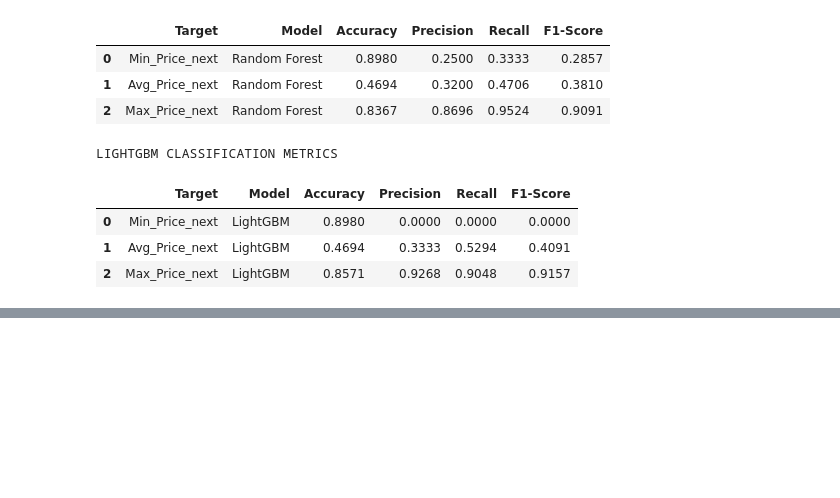
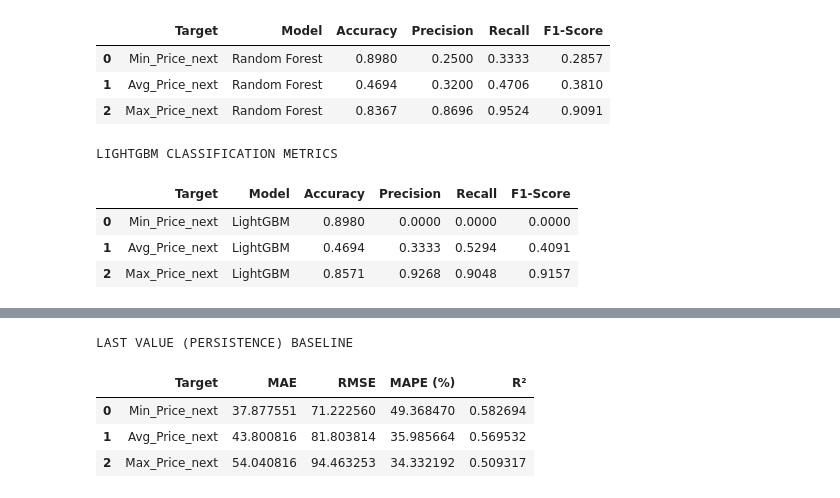
Before and after one commit to Sristy09/Multi-Target-Price-Forecasting, a Jupyter notebook: 05_Multitarget_forecasting.ipynb, the cells around one changed output, grey strips where cells are left out. Cells and saved outputs as stored; diff of their text form; code cells hidden in the pictures; blank space fills up the shorter version.

```diff
--- a/05_Multitarget_forecasting.ipynb
+++ b/05_Multitarget_forecasting.ipynb
@@ -379,0 +397,30 @@ CLASSIFICATION METRICS COMPARISON (RF vs LightGBM)
+# %%
+print("LAST VALUE (PERSISTENCE) BASELINE")
+
+
+baseline_results = []
+
+for i, col in enumerate(targets_next):
+
+    actual = y_test.iloc[:, i]
+    pred = baseline_pred.iloc[:, i]
+
+    mae = mean_absolute_error(actual, pred)
+    rmse = np.sqrt(mean_squared_error(actual, pred))
+    mape = mean_absolute_percentage_error(actual, pred) * 100
+    r2 = r2_score(actual, pred)
+
+    baseline_results.append([col, mae, rmse, mape, r2])
+
+baseline_df = pd.DataFrame(
+    baseline_results,
+    columns=["Target", "MAE", "RMSE", "MAPE (%)", "R²"]
+)
+
+baseline_df
+# %% [output]
+LAST VALUE (PERSISTENCE) BASELINE
+|  | Target | MAE | RMSE | MAPE (%) | R² |
+| 0 | Min_Price_next | 37.877551 | 71.222560 | 49.368470 | 0.582694 |
+| 1 | Avg_Price_next | 43.800816 | 81.803814 | 35.985664 | 0.569532 |
+| 2 | Max_Price_next | 54.040816 | 94.463253 | 34.332192 | 0.509317 |
```
Also changed, not shown: parts of 10 cells of this notebook, 7 other files.
